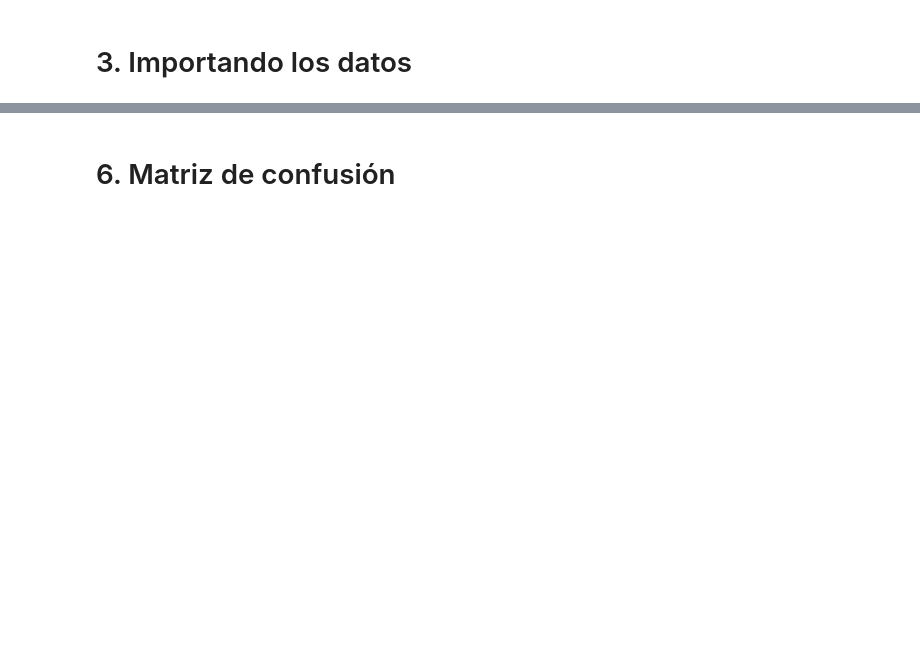
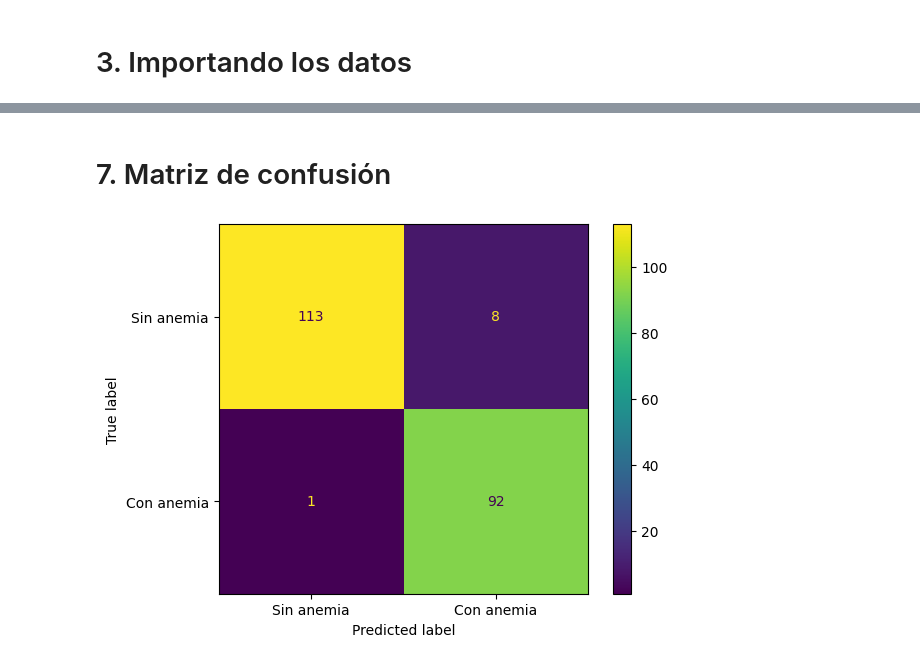
Before and after one commit to ezeperezds/Anemia-Prediction-System, a Jupyter notebook: notebooks/04_evaluation.ipynb, the cells around one changed output, grey strips where cells are left out. Saved outputs shown, nothing was run; the diff lists cells and outputs as text; code cells hidden in the pictures; blank space fills up the shorter version.

Commit message:
feat: evaluate model performance on test set

```diff
--- a/notebooks/04_evaluation.ipynb
+++ b/notebooks/04_evaluation.ipynb
@@ -16,3 +44,6 @@ fatal: Remote branch feature/model-testing not found in upstream origin
 sys.path.append('/content/Anemia-Prediction-System/')
 # %% [markdown]
 # 3. Importando los datos
+# %%
+X_test = np.load('/content/Anemia-Prediction-System/data/processed/X_test.npy')
+y_test = np.load('/content/Anemia-Prediction-System/data/processed/y_test.npy')
@@ -19 +54,4 @@ sys.path.append('/content/Anemia-Prediction-System/')
+# %%
+# Cargando el modelo
+model = load('/content/Anemia-Prediction-System/models/catboost_model.pkl')
 # %% [markdown]
@@ -20,0 +59,2 @@ sys.path.append('/content/Anemia-Prediction-System/')
+# %%
+y_pred = model.predict(X_test)
@@ -23,2 +108,7 @@ sys.path.append('/content/Anemia-Prediction-System/')
 # %% [markdown]
-# 6. Matriz de confusión
+# 7. Matriz de confusión
+# %%
+confusion_matrix_test = show_confusion_matrix(y_test, y_pred)
+plt.show()
+# %% [output]
+[figure, added]
```
Also changed, not shown: parts of 26 cells of this notebook.
